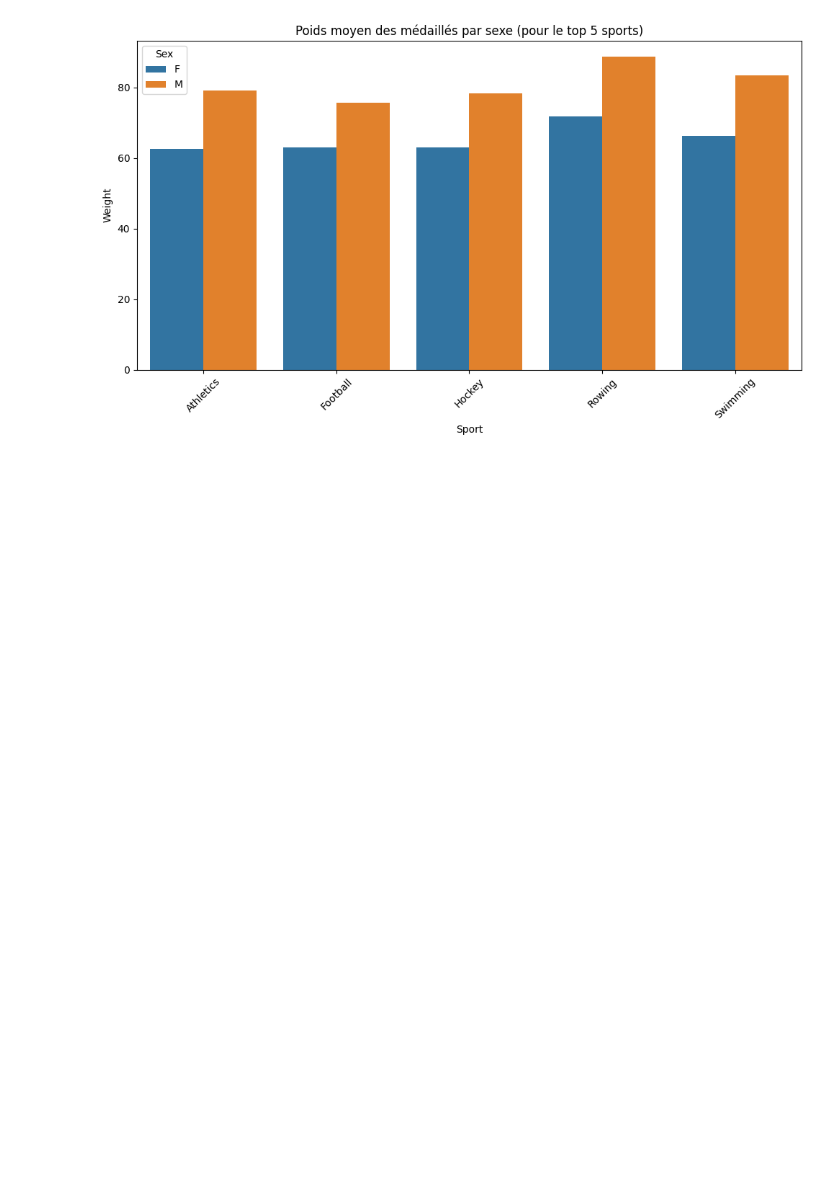
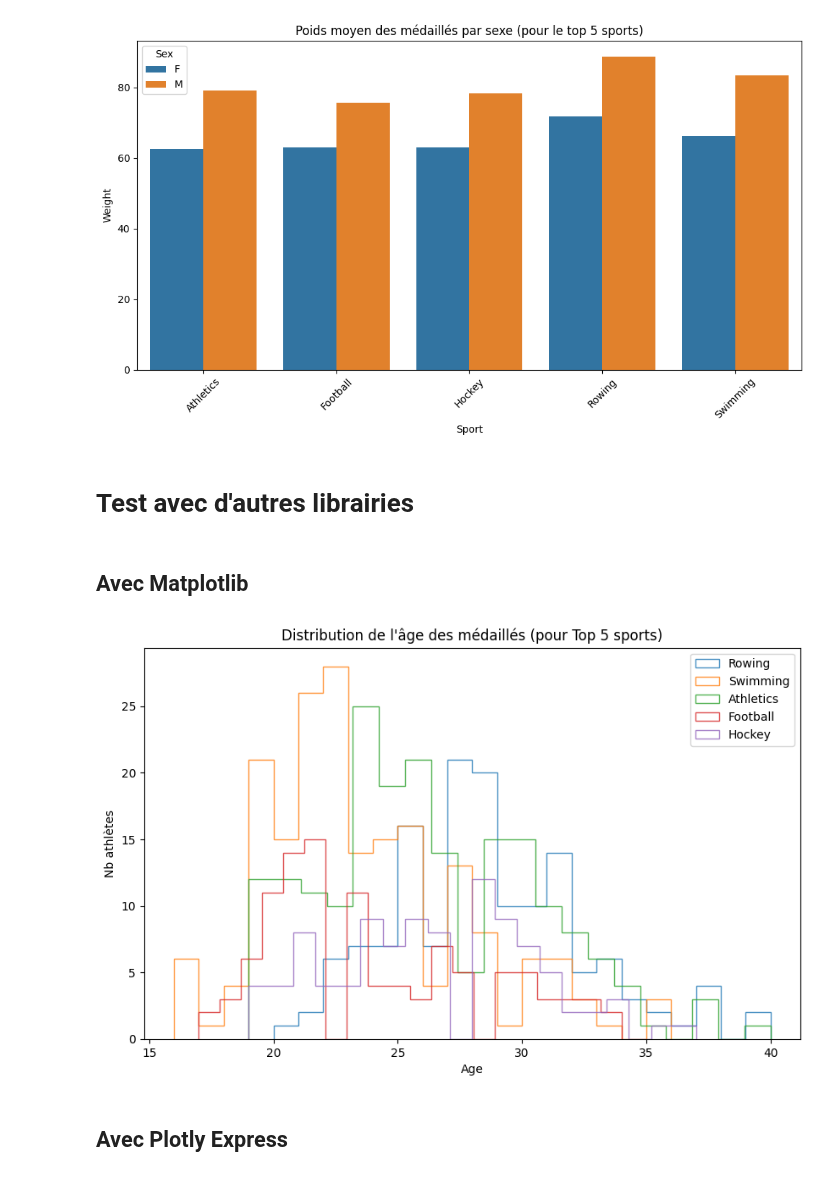
Before and after one commit to rosanajurdi/Data_Visualization_Course, a Jupyter notebook: lab-sessions/lab3-AthleteSportEvent.ipynb, the cells around one changed output. Drawn from its saved outputs; the diff is of its cells as text; code cells hidden in the pictures; blank space fills up the shorter version.

Commit message:
Lab 3 | 2025-05-13
Ajout de visualisation par Altair, Matplotlib, Ploty et Pandas & Ploty

```diff
--- a/lab-sessions/lab3-AthleteSportEvent.ipynb
+++ b/lab-sessions/lab3-AthleteSportEvent.ipynb
@@ -131,3 +131,23 @@ plt.tight_layout()
 plt.show()
 # %% [output]
 [figure]
+# %% [markdown]
+# Test avec d'autres librairies
+# %% [markdown]
+## Avec Matplotlib
+# %%
+import matplotlib.pyplot as plt
+
+plt.figure(figsize=(10,6))
+for sport in df_top5['Sport'].unique():
+    subset = df_top5[df_top5['Sport'] == sport]
+    plt.hist(subset['Age'], bins=20, histtype='step', label=sport, alpha=0.8)
+plt.title("Distribution de l'âge des médaillés (pour Top 5 sports)")
+plt.xlabel("Age")
+plt.ylabel("Nb athlètes")
+plt.legend()
+plt.show()
+# %% [output]
+[figure, added]
+# %% [markdown]
+## Avec Plotly Express
```
Also changed, not shown: parts of 5 cells of this notebook.
